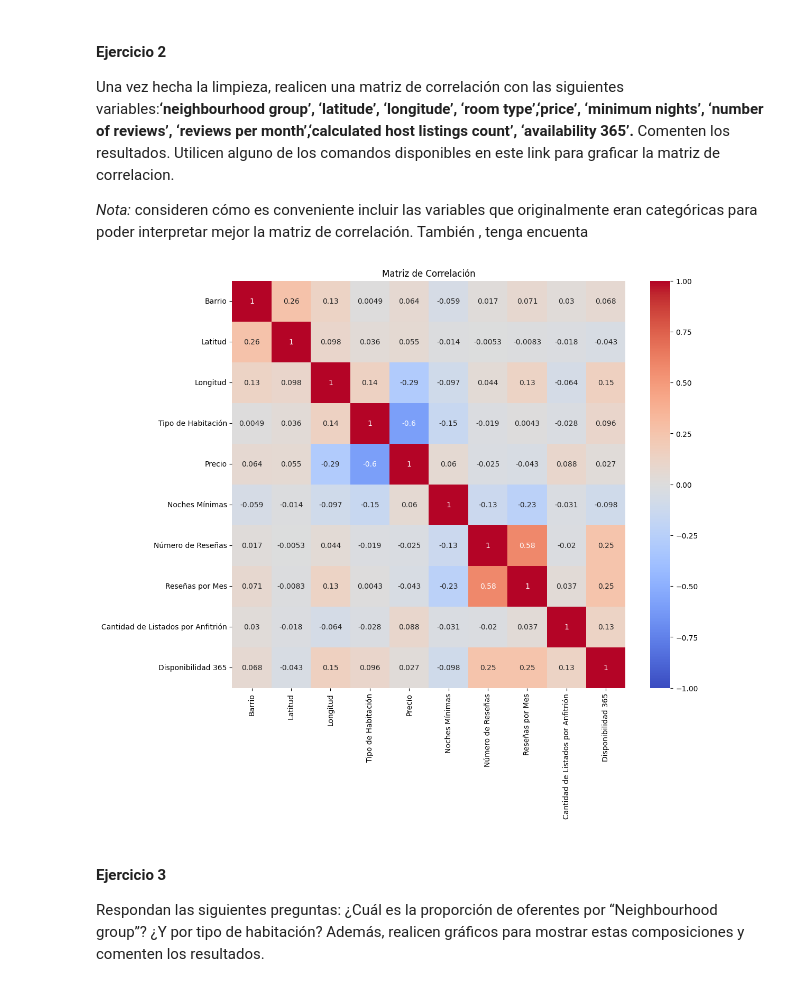
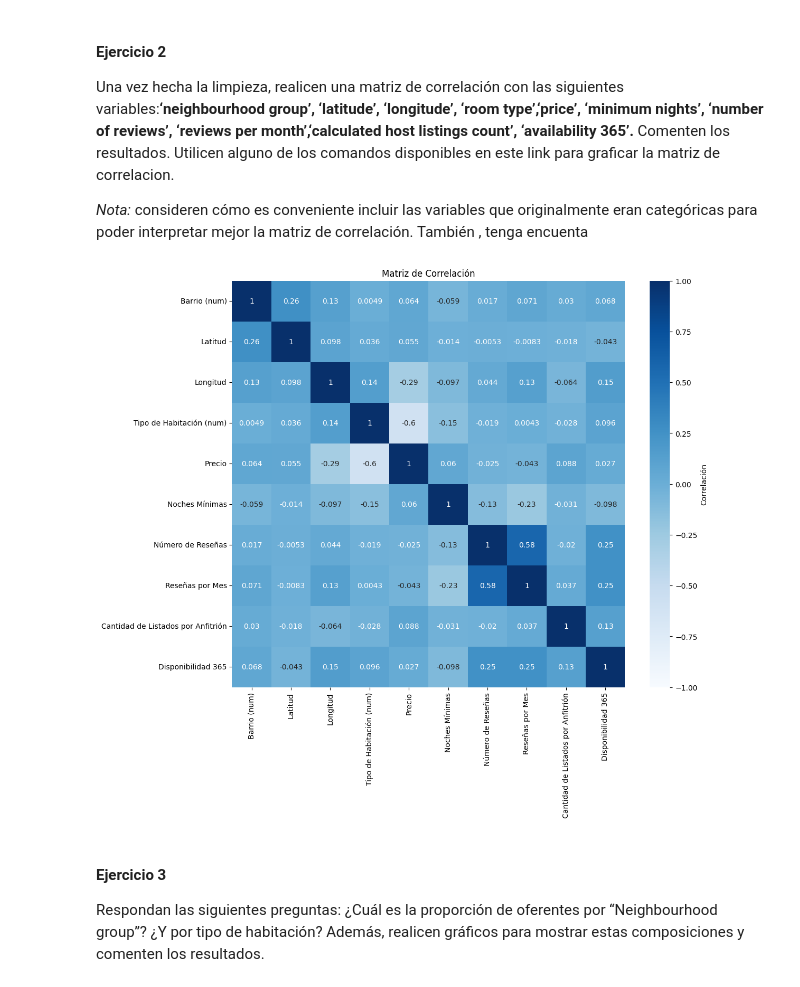
Before and after one commit to AGNMZ/BigData_UBA, a Jupyter notebook: TP2/TP2_UBA.ipynb, the cells around one changed output. Cells and saved outputs as stored; diff of their text form; code cells hidden in the pictures.

```diff
--- a/TP2/TP2_UBA.ipynb
+++ b/TP2/TP2_UBA.ipynb
@@ -121,21 +121,16 @@ print(df['neighbourhood_group'].unique())
 print("\nCategorías únicas en 'room_type':")
 print(df['room_type'].unique())
 
-
-# Transformar las variables categóricas 'neighbourhood_group' y 'room_type' a variables numéricas
-df['neighbourhood_group'] = df['neighbourhood_group'].astype('category')
-df['room_type'] = df['room_type'].astype('category')
+# Crear nuevas columnas con códigos numéricos para las variables categóricas
+df['neighbourhood_group_code'] = df['neighbourhood_group'].astype('category').cat.codes
+df['room_type_code'] = df['room_type'].astype('category').cat.codes
 
 # Imprimir los códigos asignados a cada categoría
 print("Códigos de 'neighbourhood_group':")
-print(dict(enumerate(df['neighbourhood_group'].cat.categories)))
+print(dict(enumerate(df['neighbourhood_group'].astype('category').cat.categories)))
 
 print("\nCódigos de 'room_type':")
-print(dict(enumerate(df['room_type'].cat.categories)))
-
-# Convertir las columnas categóricas a numéricas
-df['neighbourhood_group'] = df['neighbourhood_group'].cat.codes
-df['room_type'] = df['room_type'].cat.codes
+print(dict(enumerate(df['room_type'].astype('category').cat.categories)))
 
 # Crear una nueva columna 'offer_group' que contiene la cantidad de oferentes por 'neighbourhood_group'
 df_offer_group = df.groupby('neighbourhood_group').size().reset_index(name='offer_group')
@@ -150,9 +145,11 @@ df_copia = df.copy()
 # Renombrar las columnas en español en la copia del DataFrame
 df_copia.rename(columns={
     'neighbourhood_group': 'Barrio',
+    'neighbourhood_group_code': 'Barrio (num)',
     'latitude': 'Latitud',
     'longitude': 'Longitud',
     'room_type': 'Tipo de Habitación',
+    'room_type_code': 'Tipo de Habitación (num)',
     'price': 'Precio',
     'minimum_nights': 'Noches Mínimas',
     'number_of_reviews': 'Número de Reseñas',
@@ -187,41 +188,40 @@ Una vez hecha la limpieza, realicen una matriz de correlación con las siguiente
 # %%
 # Resolver acá
 import matplotlib.pyplot as plt
 import seaborn as sns
-
 
 # Remapear 'Barrio' a los valores de más rico a más pobre (tal vez relacionado con el precio)
 neighbourhood_mapping = {
     'Manhattan': 0,
     'Brooklyn': 1,
     'Queens': 2,
     'Staten Island': 3,
     'Bronx': 4
 }
 
 # Verificar si 'Barrio' es categórico y mapearlo
-if df_copia['Barrio'].dtype.name == 'category' or df_copia['Barrio'].dtype == 'object':
-    df_copia['Barrio'] = df_copia['Barrio'].map(neighbourhood_mapping)
+if df_copia['Barrio (num)'].dtype.name == 'category' or df_copia['Barrio (num)'].dtype == 'object':
+    df_copia['Barrio (num)'] = df_copia['Barrio (num)'].map(neighbourhood_mapping)
 
 # Convertir 'Tipo de Habitación' a numérico si es necesario
-if df_copia['Tipo de Habitación'].dtype.name == 'category' or df_copia['Tipo de Habitación'].dtype == 'object':
-    df_copia['Tipo de Habitación'] = df_copia['Tipo de Habitación'].astype('category').cat.codes
+if df_copia['Tipo de Habitación (num)'].dtype.name == 'category' or df_copia['Tipo de Habitación (num)'].dtype == 'object':
+    df_copia['Tipo de Habitación (num)'] = df_copia['Tipo de Habitación (num)'].astype('category').cat.codes
 
 # Generar la matriz de correlación
 # Seleccionar las columnas para la matriz de correlación
-cols_corr = ['Barrio', 'Latitud', 'Longitud', 'Tipo de Habitación', 'Precio', 'Noches Mínimas',
+cols_corr = ['Barrio (num)', 'Latitud', 'Longitud', 'Tipo de Habitación (num)', 'Precio', 'Noches Mínimas',
              'Número de Reseñas', 'Reseñas por Mes', 'Cantidad de Listados por Anfitrión', 'Disponibilidad 365']
 
 # Calcular la matriz de correlación
 correlation_matrix = df_copia[cols_corr].corr()
 
 # Graficar la matriz de correlación
 plt.figure(figsize=(12, 10))
-sns.heatmap(correlation_matrix, annot=True, cmap='coolwarm', vmin=-1, vmax=1)
+sns.heatmap(correlation_matrix, annot=True, cmap='Blues', vmin=-1, vmax=1, cbar_kws={'label': 'Correlación'})
 plt.title('Matriz de Correlación')
 plt.show()
 # %% [output]
-[figure, old version]
+[figure, new version]
 # %% [markdown]
 #### Ejercicio 3
 Respondan las siguientes preguntas: ¿Cuál es la proporción de oferentes por “Neighbourhood group”? ¿Y por tipo de habitación? Además, realicen gráficos para mostrar estas composiciones y comenten los resultados.
```
Also changed, not shown: parts of 2 cells of this notebook.
